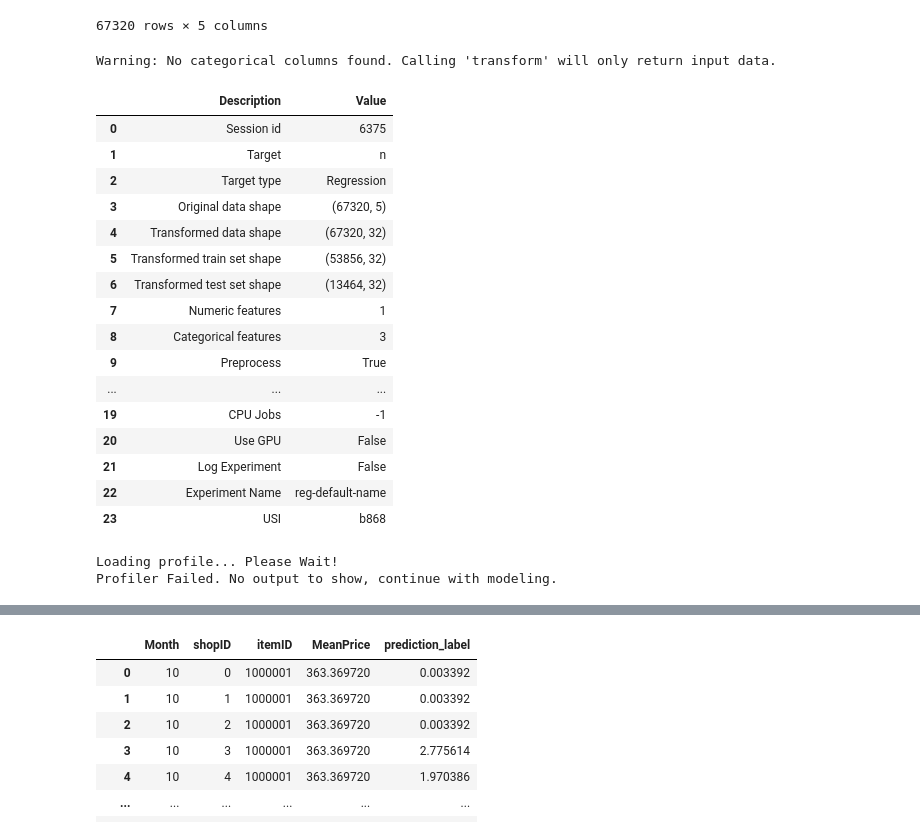
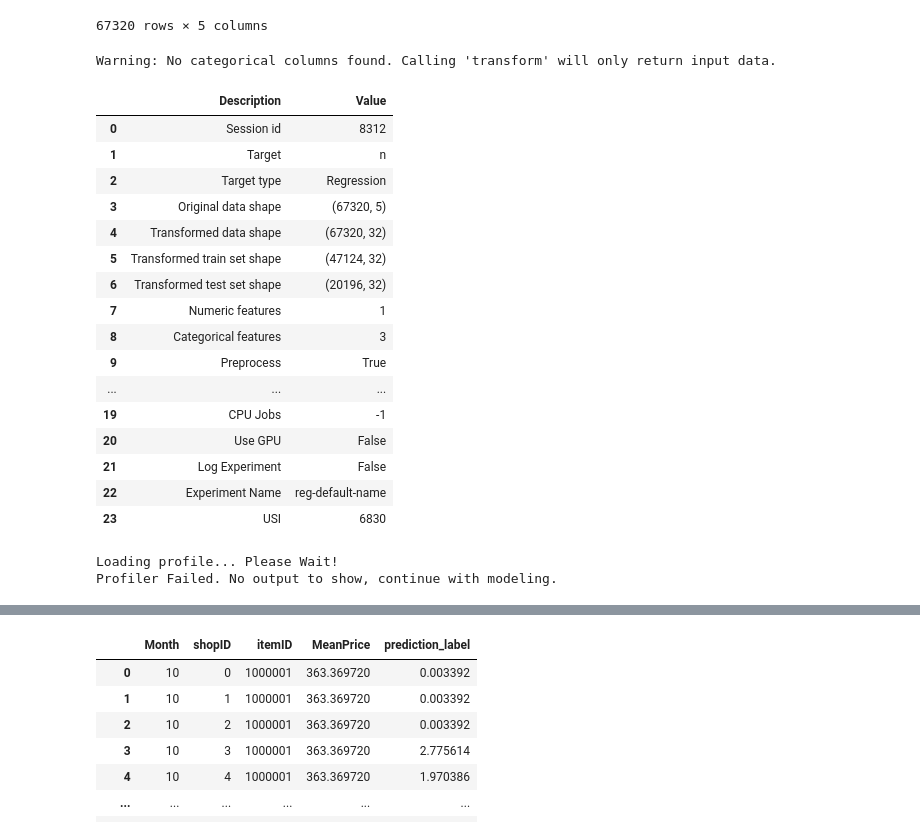
Before and after one commit to Makoto-Noda/dev, a Jupyter notebook: PBL01/PBL01/PBL01_model_fix.ipynb, the cells around one changed output, grey strips where cells are left out. Saved outputs shown, nothing was run; the diff lists cells and outputs as text; code cells hidden in the pictures.

```diff
--- a/PBL01/PBL01/PBL01_model_fix.ipynb
+++ b/PBL01/PBL01/PBL01_model_fix.ipynb
@@ -24,17 +24,17 @@ train
 | 67319 | 10 | 17 | 3500001 | 416.063830 | 0 |
 67320 rows × 5 columns
 # %%
-exp1 = setup(train, target="n", normalize=True, categorical_features=["Month", "shopID", "itemID"], train_size=0.8, profile=True)
+exp1 = setup(train, target="n", normalize=True, categorical_features=["Month", "shopID", "itemID"], train_size=0.7, profile=True)
 # %% [output]
 Warning: No categorical columns found. Calling 'transform' will only return input data.
 |  | Description | Value |
-| 0 | Session id | 6375 |
+| 0 | Session id | 8312 |
 | 1 | Target | n |
 | 2 | Target type | Regression |
 | 3 | Original data shape | (67320, 5) |
 | 4 | Transformed data shape | (67320, 32) |
-| 5 | Transformed train set shape | (53856, 32) |
-| 6 | Transformed test set shape | (13464, 32) |
+| 5 | Transformed train set shape | (47124, 32) |
+| 6 | Transformed test set shape | (20196, 32) |
 | 7 | Numeric features | 1 |
 | 8 | Categorical features | 3 |
 | 9 | Preprocess | True |
@@ -43,7 +43,7 @@ Warning: No categorical columns found. Calling 'transform' will only return inpu
 | 20 | Use GPU | False |
 | 21 | Log Experiment | False |
 | 22 | Experiment Name | reg-default-name |
-| 23 | USI | b868 |
+| 23 | USI | 6830 |
 Loading profile... Please Wait!
 Profiler Failed. No output to show, continue with modeling.
 # %%
```
Also changed, not shown: parts of 5 cells of this notebook, 4 other files.
